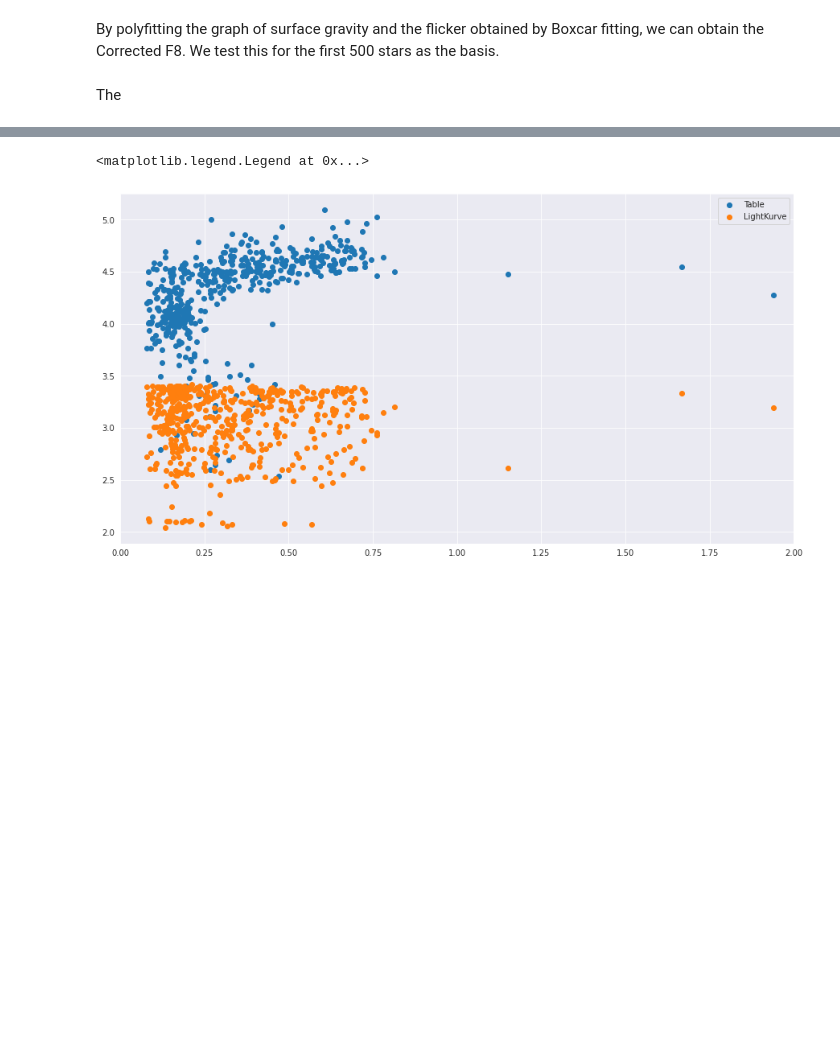
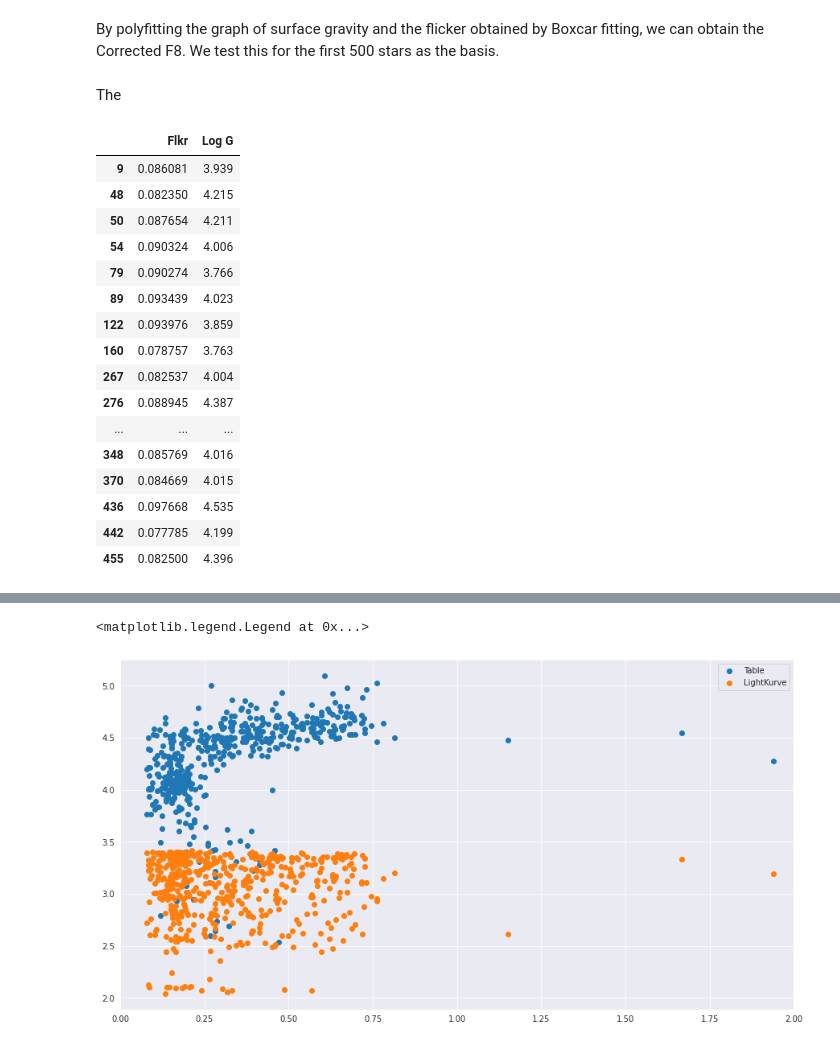
Before and after one commit to Srivardini11/lark, a Jupyter notebook: Quarter9.ipynb, the cells around one changed output, grey strips where cells are left out. Drawn from its saved outputs; the diff is of its cells as text; code cells hidden in the pictures; blank space fills up the shorter version.

```diff
--- a/Quarter9.ipynb
+++ b/Quarter9.ipynb
@@ -144,3 +142,25 @@ df
+# %%
+sample=pd.DataFrame(zip(flr_list, df_test['Log G'].values), columns=['Flkr','Log G'])
+s2 = sample[sample['Flkr']<0.1]
+s2
+# %% [output]
+|  | Flkr | Log G |
+| 9 | 0.086081 | 3.939 |
+| 48 | 0.082350 | 4.215 |
+| 50 | 0.087654 | 4.211 |
+| 54 | 0.090324 | 4.006 |
+| 79 | 0.090274 | 3.766 |
+| 89 | 0.093439 | 4.023 |
+| 122 | 0.093976 | 3.859 |
+| 160 | 0.078757 | 3.763 |
+| 267 | 0.082537 | 4.004 |
+| 276 | 0.088945 | 4.387 |
+| ... | ... | ... |
+| 348 | 0.085769 | 4.016 |
+| 370 | 0.084669 | 4.015 |
+| 436 | 0.097668 | 4.535 |
+| 442 | 0.077785 | 4.199 |
+| 455 | 0.082500 | 4.396 |
 # %%
 df_test['flicker']= flr_list
 df_test['logg_lc'] = logg_list
```
Also changed, not shown: parts of 5 cells of this notebook.
